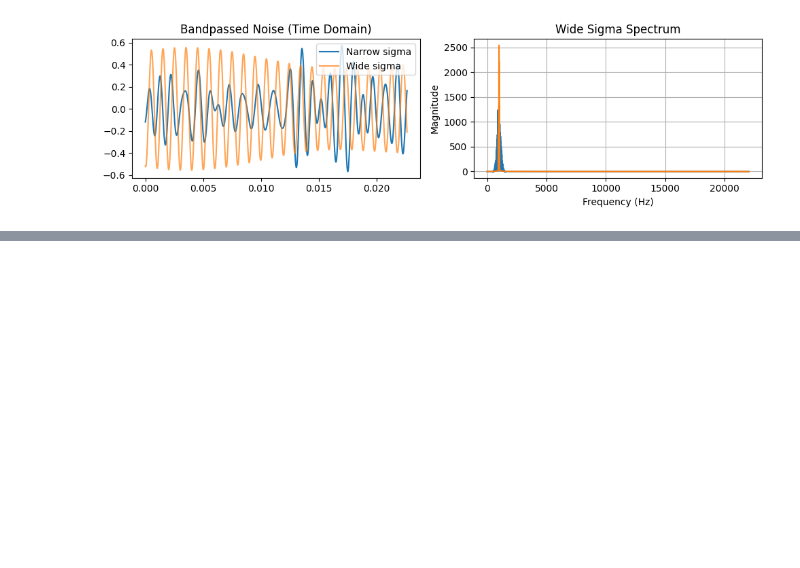
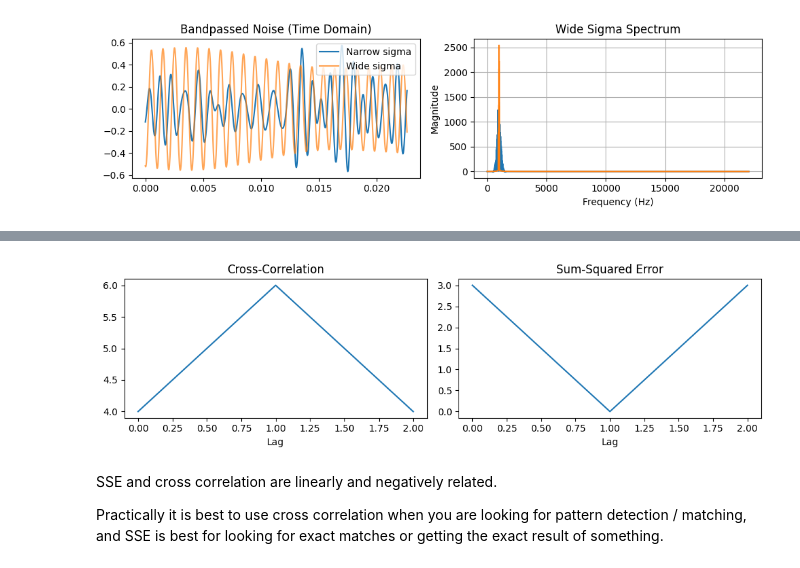
Before and after one commit to RyanL72/CSDS_364, a Jupyter notebook: Assignment_A4/A4_rhl72.ipynb, the cells around one changed output, grey strips where cells are left out. Saved outputs shown, nothing was run; the diff lists cells and outputs as text; code cells hidden in the pictures; blank space fills up the shorter version.

```diff
--- a/Assignment_A4/A4_rhl72.ipynb
+++ b/Assignment_A4/A4_rhl72.ipynb
@@ -480,0 +632,42 @@ plt.show()
+# %%
+import numpy as np
+import matplotlib.pyplot as plt
+from scipy.signal import correlate
+
+# Signals
+x = np.array([0, 1, 2, 1, 0])
+y = np.array([1, 2, 1])
+
+# Cross-correlation
+corr = correlate(x, y, mode='valid')
+
+# SSE
+def sse_shift(x, y):
+    sse = []
+    for i in range(len(x) - len(y) + 1):
+        sse.append(np.sum((x[i:i+len(y)] - y)**2))
+    return np.array(sse)
+
+sse = sse_shift(x, y)
+
+# Plot
+plt.figure(figsize=(10, 3))
+
+plt.subplot(1, 2, 1)
+plt.plot(corr)
+plt.title("Cross-Correlation")
+plt.xlabel("Lag")
+
+plt.subplot(1, 2, 2)
+plt.plot(sse)
+plt.title("Sum-Squared Error")
+plt.xlabel("Lag")
+
+plt.tight_layout()
+plt.show()
+# %% [output]
+[figure, added]
+# %% [markdown]
+SSE and cross correlation are linearly and negatively related.
+
+Practically it is best to use cross correlation when you are looking for pattern detection / matching, and SSE is best for looking for exact matches or getting the exact result of something.
```
Also changed, not shown: parts of 8 cells of this notebook.
